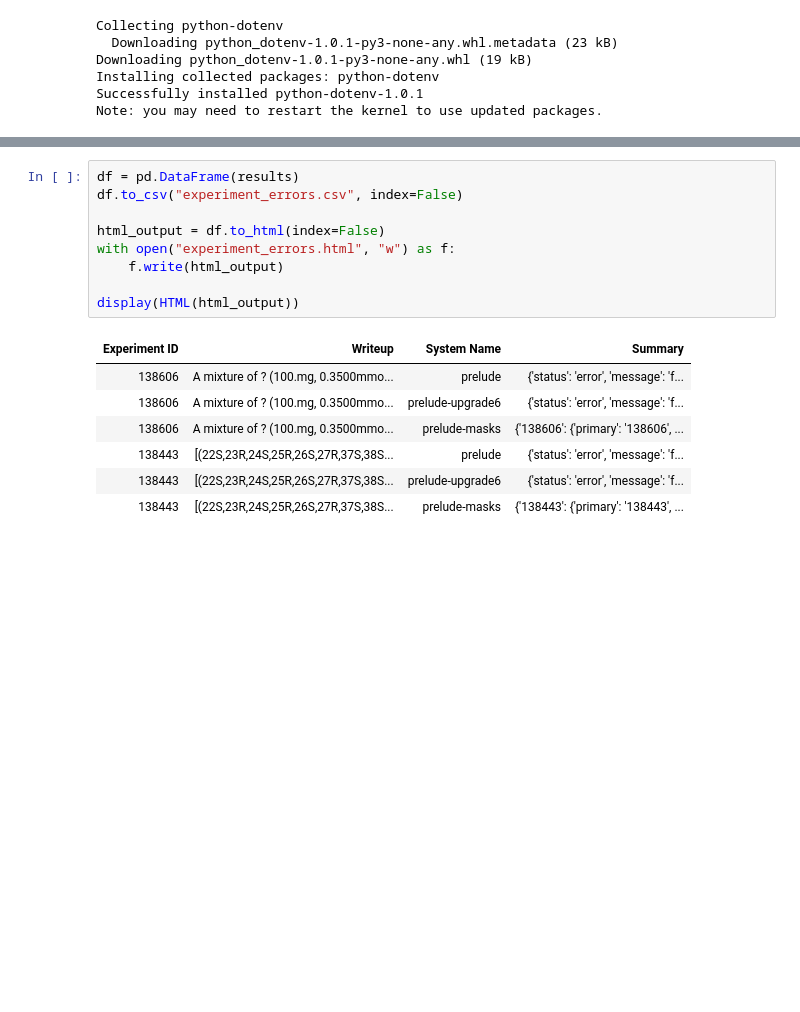
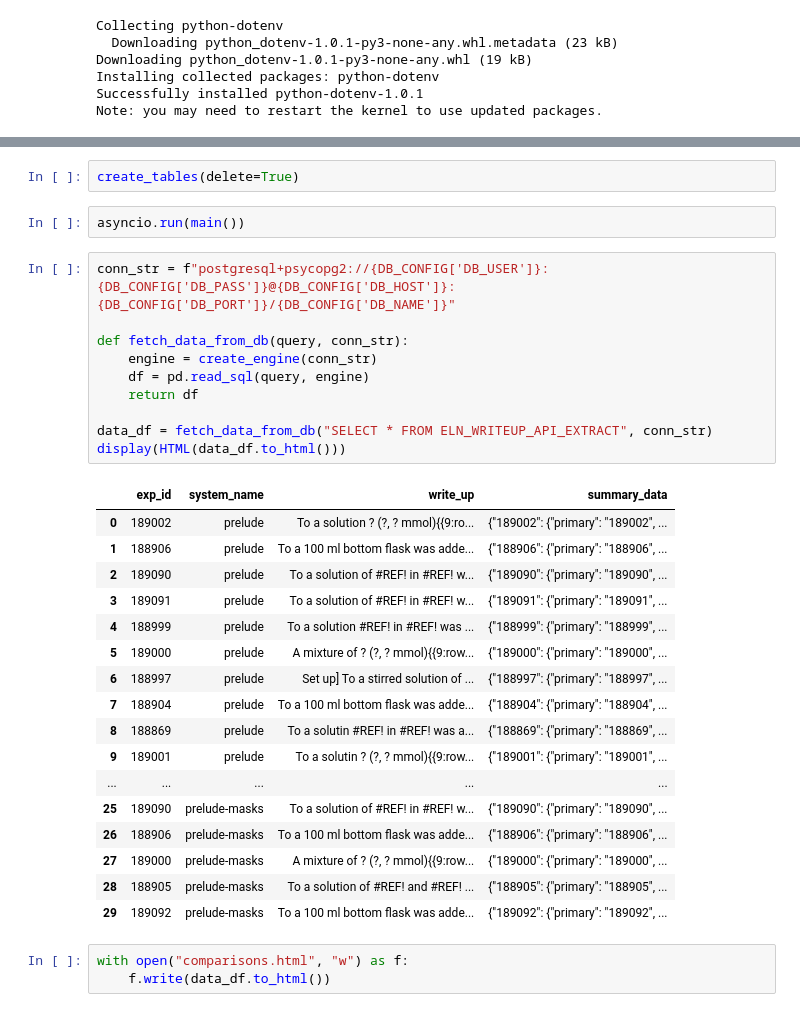
Before and after one commit to sktrinh12/pretx-scripts, a Jupyter notebook: compare_eln_writeup_dm_api.ipynb, the cells around one changed output, grey strips where cells are left out. Drawn from its saved outputs; the diff is of its cells as text; blank space fills up the shorter version.

```diff
--- a/compare_eln_writeup_dm_api.ipynb
+++ b/compare_eln_writeup_dm_api.ipynb
@@ -54,17 +229,35 @@ for exp_id in reversed(list(exp_id_list[:20])):
+# %%
+create_tables(delete=True)
+# %%
+asyncio.run(main())
 # %%
-df = pd.DataFrame(results)
-df.to_csv("experiment_errors.csv", index=False)
+conn_str = f"postgresql+psycopg2://{DB_CONFIG['DB_USER']}:{DB_CONFIG['DB_PASS']}@{DB_CONFIG['DB_HOST']}:{DB_CONFIG['DB_PORT']}/{DB_CONFIG['DB_NAME']}"
 
-html_output = df.to_html(index=False)
-with open("experiment_errors.html", "w") as f:
-    f.write(html_output)
+def fetch_data_from_db(query, conn_str):
+    engine = create_engine(conn_str)
+    df = pd.read_sql(query, engine)
+    return df
 
-display(HTML(html_output))
+data_df = fetch_data_from_db("SELECT * FROM ELN_WRITEUP_API_EXTRACT", conn_str)
+display(HTML(data_df.to_html()))
 # %% [output]
-| Experiment ID | Writeup | System Name | Summary |
-| 138606 | A mixture of ? (100.mg, 0.3500mmo... | prelude | {'status': 'error', 'message': 'f... |
-| 138606 | A mixture of ? (100.mg, 0.3500mmo... | prelude-upgrade6 | {'status': 'error', 'message': 'f... |
-| 138606 | A mixture of ? (100.mg, 0.3500mmo... | prelude-masks | {'138606': {'primary': '138606', ... |
-| 138443 | [(22S,23R,24S,25R,26S,27R,37S,38S... | prelude | {'status': 'error', 'message': 'f... |
-| 138443 | [(22S,23R,24S,25R,26S,27R,37S,38S... | prelude-upgrade6 | {'status': 'error', 'message': 'f... |
-| 138443 | [(22S,23R,24S,25R,26S,27R,37S,38S... | prelude-masks | {'138443': {'primary': '138443', ... |
+|  | exp_id | system_name | write_up | summary_data |
+| 0 | 189002 | prelude | To a solution ? (?, ? mmol){{9:ro... | {"189002": {"primary": "189002", ... |
+| 1 | 188906 | prelude | To a 100 ml bottom flask was adde... | {"188906": {"primary": "188906", ... |
+| 2 | 189090 | prelude | To a solution of #REF! in #REF! w... | {"189090": {"primary": "189090", ... |
+| 3 | 189091 | prelude | To a solution of #REF! in #REF! w... | {"189091": {"primary": "189091", ... |
+| 4 | 188999 | prelude | To a solution #REF! in #REF! was ... | {"188999": {"primary": "188999", ... |
+| 5 | 189000 | prelude | A mixture of ? (?, ? mmol){{9:row... | {"189000": {"primary": "189000", ... |
+| 6 | 188997 | prelude | Set up] To a stirred solution of ... | {"188997": {"primary": "188997", ... |
+| 7 | 188904 | prelude | To a 100 ml bottom flask was adde... | {"188904": {"primary": "188904", ... |
+| 8 | 188869 | prelude | To a solutin #REF! in #REF! was a... | {"188869": {"primary": "188869", ... |
+| 9 | 189001 | prelude | To a solutin ? (?, ? mmol){{9:row... | {"189001": {"primary": "189001", ... |
+| ... | ... | ... | ... | ... |
+| 25 | 189090 | prelude-masks | To a solution of #REF! in #REF! w... | {"189090": {"primary": "189090", ... |
+| 26 | 188906 | prelude-masks | To a 100 ml bottom flask was adde... | {"188906": {"primary": "188906", ... |
+| 27 | 189000 | prelude-masks | A mixture of ? (?, ? mmol){{9:row... | {"189000": {"primary": "189000", ... |
+| 28 | 188905 | prelude-masks | To a solution of #REF! and #REF! ... | {"188905": {"primary": "188905", ... |
+| 29 | 189092 | prelude-masks | To a 100 ml bottom flask was adde... | {"189092": {"primary": "189092", ... |
+# %%
+with open("comparisons.html", "w") as f:
+    f.write(data_df.to_html())
```
Also changed, not shown: parts of 11 cells of this notebook.
